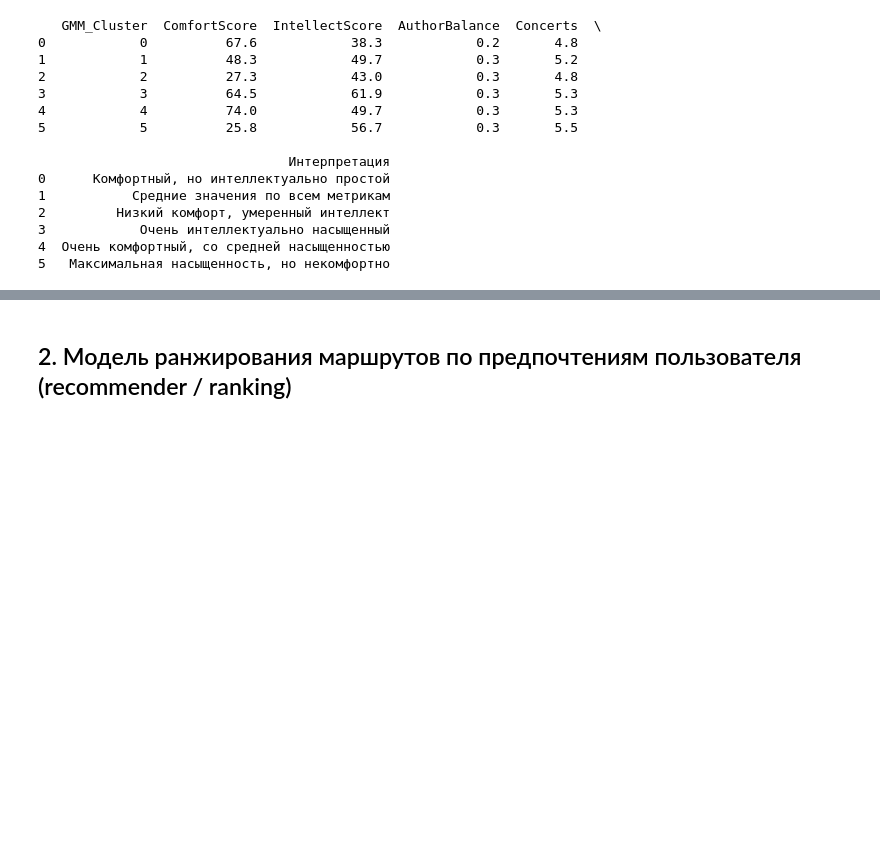
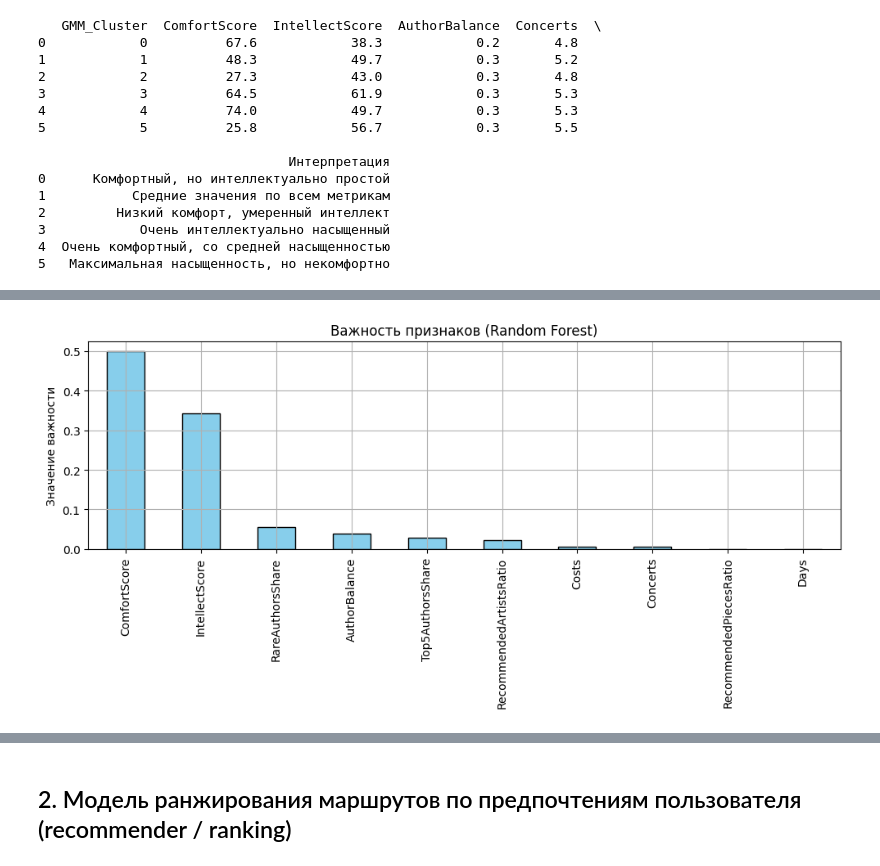
Before and after one commit to dmagog/Figaro, a Jupyter notebook: dz/04_extract_and_model/02 - GenerateRoute.ipynb, the cells around one changed output, grey strips where cells are left out. Drawn from its saved outputs; the diff is of its cells as text; code cells hidden in the pictures; blank space fills up the shorter version.

```diff
--- a/dz/04_extract_and_model/02 - GenerateRoute.ipynb
+++ b/dz/04_extract_and_model/02 - GenerateRoute.ipynb
@@ -1501,0 +1596,13 @@ print(cluster_summary)
+# %%
+# Визуализация важности признаков в Random Forest
+importances = pd.Series(rf.feature_importances_, index=X.columns).sort_values(ascending=False)
+
+plt.figure(figsize=(10, 5))
+importances.plot(kind="bar", color="skyblue", edgecolor="black")
+plt.title("Важность признаков (Random Forest)")
+plt.ylabel("Значение важности")
+plt.grid(True)
+plt.tight_layout()
+plt.show()
+# %% [output]
+[figure, added]
```
Also changed, not shown: parts of 8 cells of this notebook, 11 other files.
